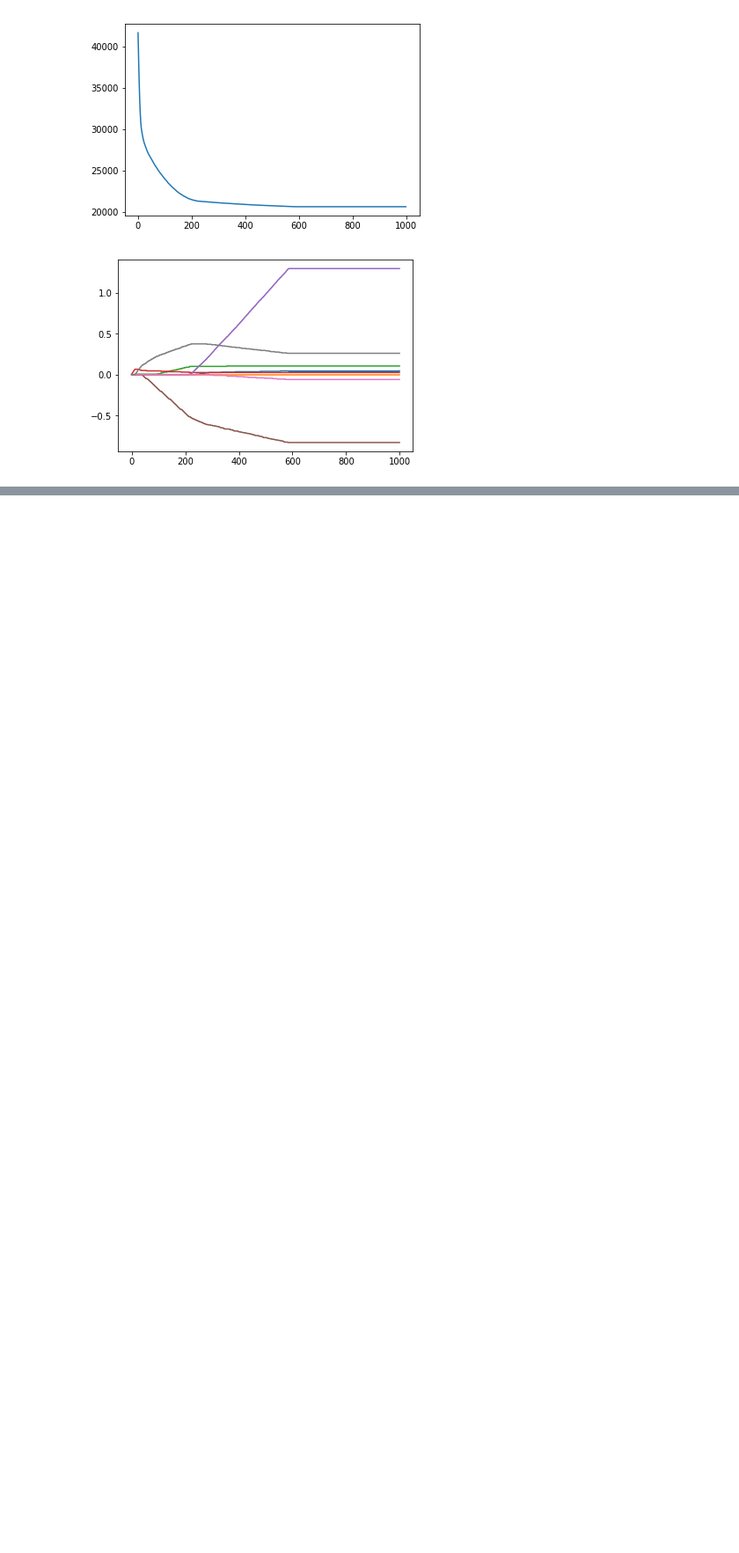
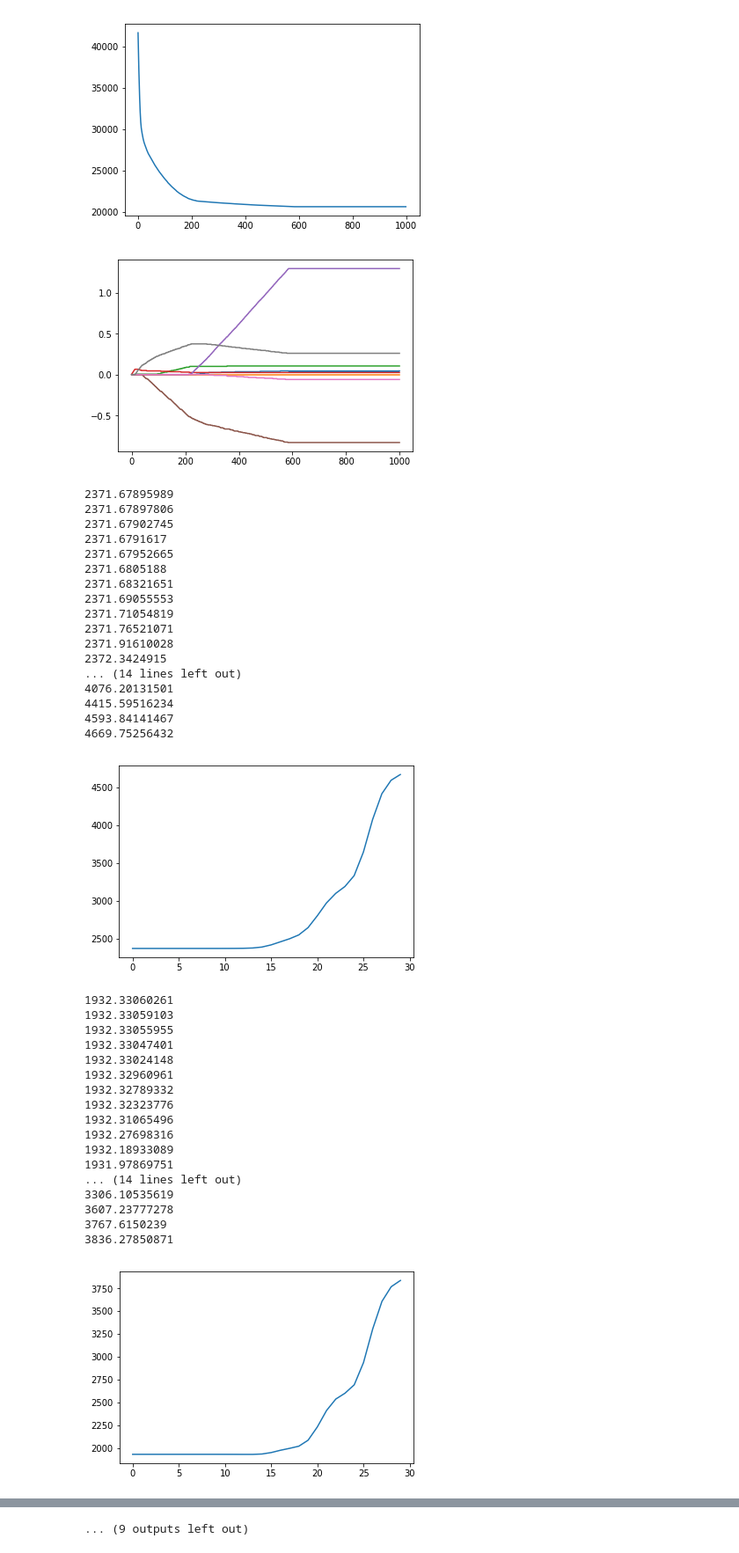
Before and after one commit to Weiqiang-Li/MachingLearninginActive, a Jupyter notebook: 8.LinearRegression/LinearRegression_shrinkage.ipynb, the cells around one changed output, grey strips where cells are left out. Shown at 88% size. Saved outputs shown, nothing was run; the diff lists cells and outputs as text; code cells hidden in the pictures; blank space fills up the shorter version.

```diff
--- a/8.LinearRegression/LinearRegression_shrinkage.ipynb
+++ b/8.LinearRegression/LinearRegression_shrinkage.ipynb
@@ -83,7 +86,6 @@ def bestRidge(xArr,yArr,ridgeWeights):
     xMean = np.mean(xMat,0) # 压缩成一个行
     yMean = np.mean(yMat,0)
     xVar = np.var(xMat,0) # 方差
-    yVar = np.var(yMat,0)
     xMat = (xMat - xMean)/xVar  # 为什么一个是归一化，一个没有彻底归一化？？？？
     yMat = yMat - yMean
     numTestPts = np.shape(ridgeWeights)[0] # 尝试的次数
@@ -100,13 +102,13 @@ def bestRidge(xArr,yArr,ridgeWeights):
             lowestLambda = ridgeWeights[i,:]
             lowestIndex = i
         print(errors[i,:])
-    return lowestError,lowestLambda,ridgeWeights[lowestIndex,:]
+    return errors,lowestError,lowestLambda,ridgeWeights[lowestIndex,:]
 # %%
 # 这个结果有些尴尬，不过训练集数量远大于特征数量，所以
-lowestError,lowestLambda,Weights = bestRidge(xArr,yArr,ridgeWeights)
+errors,lowestError,lowestLambda,Weights = bestRidge(xArr,yArr,ridgeWeights)
 errorFig = plt.figure()
 errorAx = errorFig.add_subplot(111)
-errorAx.plot(arr)
+errorAx.plot(errors)
 plt.show()
 # %% [output]
 [ 20494.55218986]
@@ -301,0 +360,39 @@ plt.show()
+# %%
+crossValidation(xArr,yArr,numVal = 10)
+# %% [output]
+2371.67895989
+2371.67897806
+2371.67902745
+2371.6791617
+2371.67952665
+2371.6805188
+2371.68321651
+2371.69055553
+2371.71054819
+2371.76521071
+2371.91610028
+2372.3424915
+... (14 lines left out)
+4076.20131501
+4415.59516234
+4593.84141467
+4669.75256432
+[figure, added]
+1932.33060261
+1932.33059103
+1932.33055955
+1932.33047401
+1932.33024148
+1932.32960961
+1932.32789332
+1932.32323776
+1932.31065496
+1932.27698316
+1932.18933089
+1931.97869751
+... (14 lines left out)
+3306.10535619
+3607.23777278
+3767.6150239
+3836.27850871
+[figure, added]
@@ -301,0 +471 @@ plt.show()
+... (9 outputs left out)
```
Also changed, not shown: parts of 8 cells of this notebook, 11 other files.
